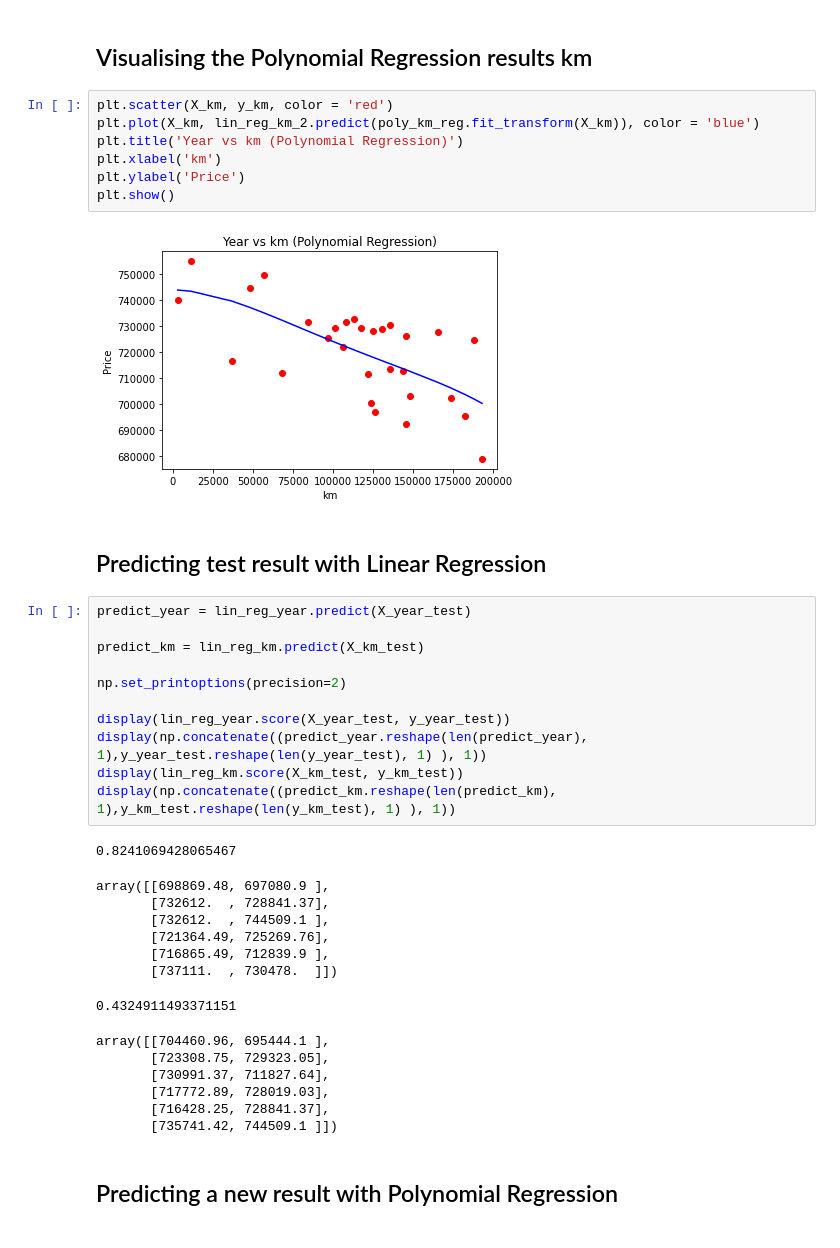
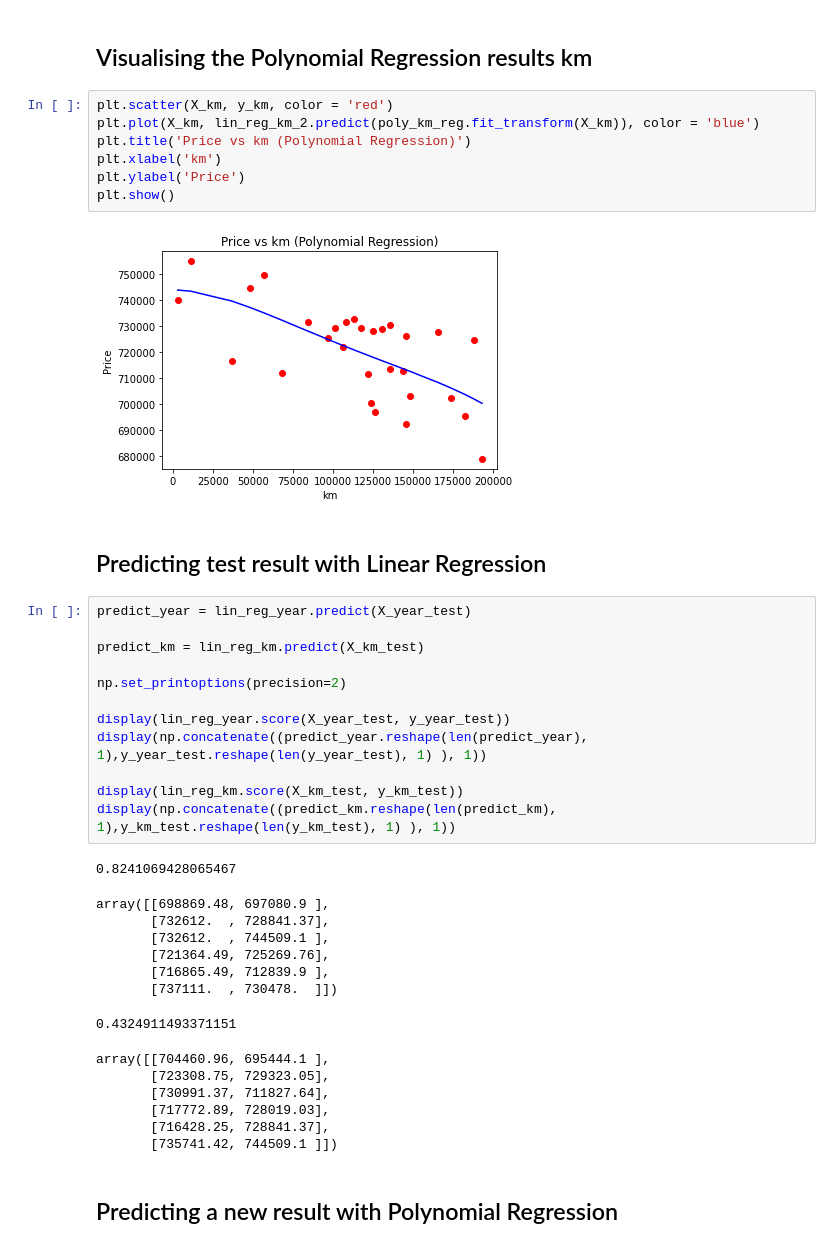
Before and after one commit to Paepke-cph/PythonProject, a Jupyter notebook: machine_learning/src/Polynomial_vs_LinearRegression.ipynb, the cells around one changed output. Drawn from its saved outputs; the diff is of its cells as text.

```diff
--- a/machine_learning/src/Polynomial_vs_LinearRegression.ipynb
+++ b/machine_learning/src/Polynomial_vs_LinearRegression.ipynb
@@ -87,12 +89,12 @@ plt.show()
 # %%
 plt.scatter(X_km, y_km, color = 'red')
 plt.plot(X_km, lin_reg_km_2.predict(poly_km_reg.fit_transform(X_km)), color = 'blue')
-plt.title('Year vs km (Polynomial Regression)')
+plt.title('Price vs km (Polynomial Regression)')
 plt.xlabel('km')
 plt.ylabel('Price')
 plt.show()
 # %% [output]
-[figure, old version]
+[figure, new version]
 # %% [markdown]
 ## Predicting test result with Linear Regression
 # %%
@@ -104,6 +106,7 @@ np.set_printoptions(precision=2)
 
 display(lin_reg_year.score(X_year_test, y_year_test))
 display(np.concatenate((predict_year.reshape(len(predict_year), 1),y_year_test.reshape(len(y_year_test), 1) ), 1))
+
 display(lin_reg_km.score(X_km_test, y_km_test))
 display(np.concatenate((predict_km.reshape(len(predict_km), 1),y_km_test.reshape(len(y_km_test), 1) ), 1))
 # %% [output]
```
Also changed, not shown: parts of 1 cell of this notebook, 2 other files.
